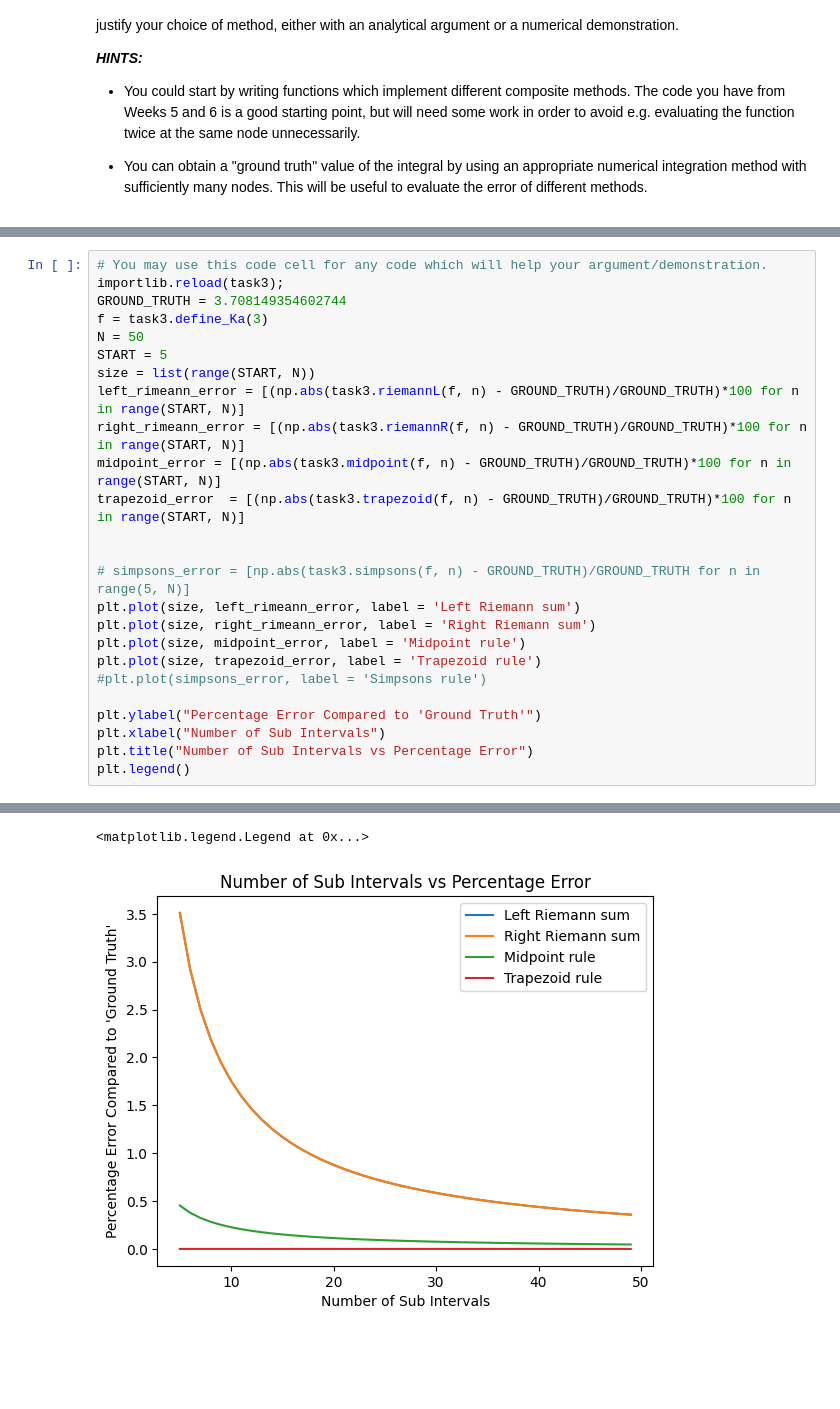
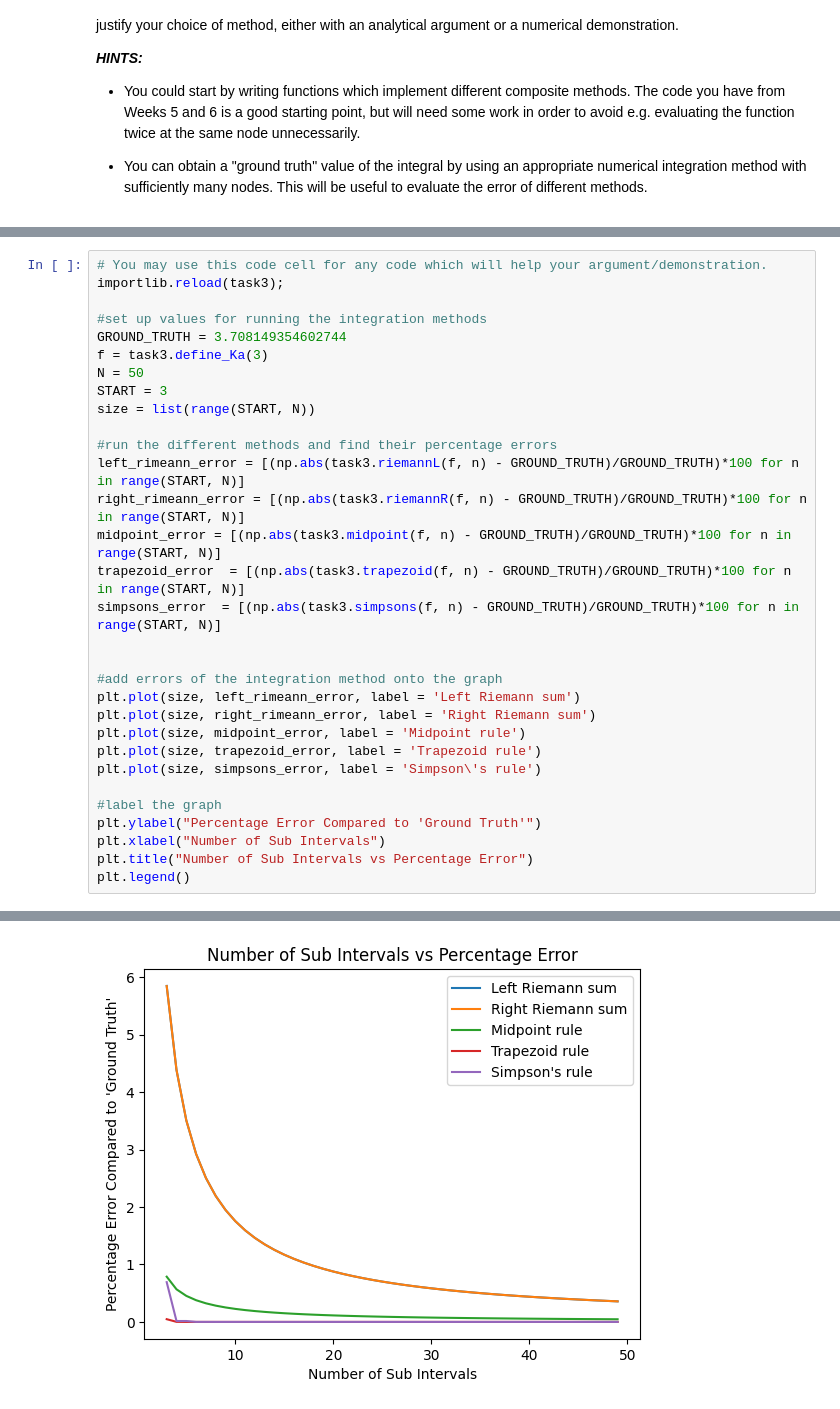
Before and after one commit to michaelellsworth/A1, a Jupyter notebook: A1.ipynb, the cells around one changed output, grey strips where cells are left out. Cells and saved outputs as stored; diff of their text form; blank space fills up the shorter version.

```diff
--- a/A1.ipynb
+++ b/A1.ipynb
@@ -631,24 +628,30 @@ AssertionError:
 # %%
 # You may use this code cell for any code which will help your argument/demonstration.
 importlib.reload(task3);
+
+#set up values for running the integration methods
 GROUND_TRUTH = 3.708149354602744
 f = task3.define_Ka(3)
 N = 50
-START = 5
+START = 3
 size = list(range(START, N))
+
+#run the different methods and find their percentage errors
 left_rimeann_error = [(np.abs(task3.riemannL(f, n) - GROUND_TRUTH)/GROUND_TRUTH)*100 for n in range(START, N)]
 right_rimeann_error = [(np.abs(task3.riemannR(f, n) - GROUND_TRUTH)/GROUND_TRUTH)*100 for n in range(START, N)]
 midpoint_error = [(np.abs(task3.midpoint(f, n) - GROUND_TRUTH)/GROUND_TRUTH)*100 for n in range(START, N)]
 trapezoid_error  = [(np.abs(task3.trapezoid(f, n) - GROUND_TRUTH)/GROUND_TRUTH)*100 for n in range(START, N)]
+simpsons_error  = [(np.abs(task3.simpsons(f, n) - GROUND_TRUTH)/GROUND_TRUTH)*100 for n in range(START, N)]
 
 
-# simpsons_error = [np.abs(task3.simpsons(f, n) - GROUND_TRUTH)/GROUND_TRUTH for n in range(5, N)]
+#add errors of the integration method onto the graph
 plt.plot(size, left_rimeann_error, label = 'Left Riemann sum')
 plt.plot(size, right_rimeann_error, label = 'Right Riemann sum')
 plt.plot(size, midpoint_error, label = 'Midpoint rule')
 plt.plot(size, trapezoid_error, label = 'Trapezoid rule')
-#plt.plot(simpsons_error, label = 'Simpsons rule')
+plt.plot(size, simpsons_error, label = 'Simpson\'s rule')
 
+#label the graph
 plt.ylabel("Percentage Error Compared to 'Ground Truth'")
 plt.xlabel("Number of Sub Intervals")
 plt.title("Number of Sub Intervals vs Percentage Error")
@@ -669,3 +661,2 @@ plt.legend()
-<matplotlib.legend.Legend at 0x...>
-[figure, old version]
+[figure, new version]
 # %% [markdown]
```
Also changed, not shown: parts of 7 cells of this notebook, 2 other files.
